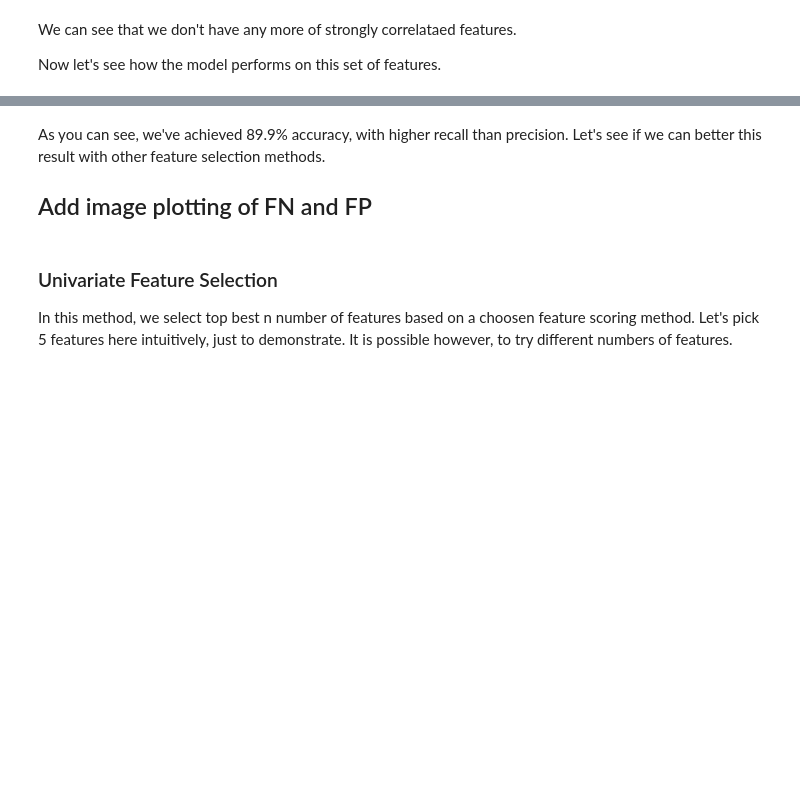
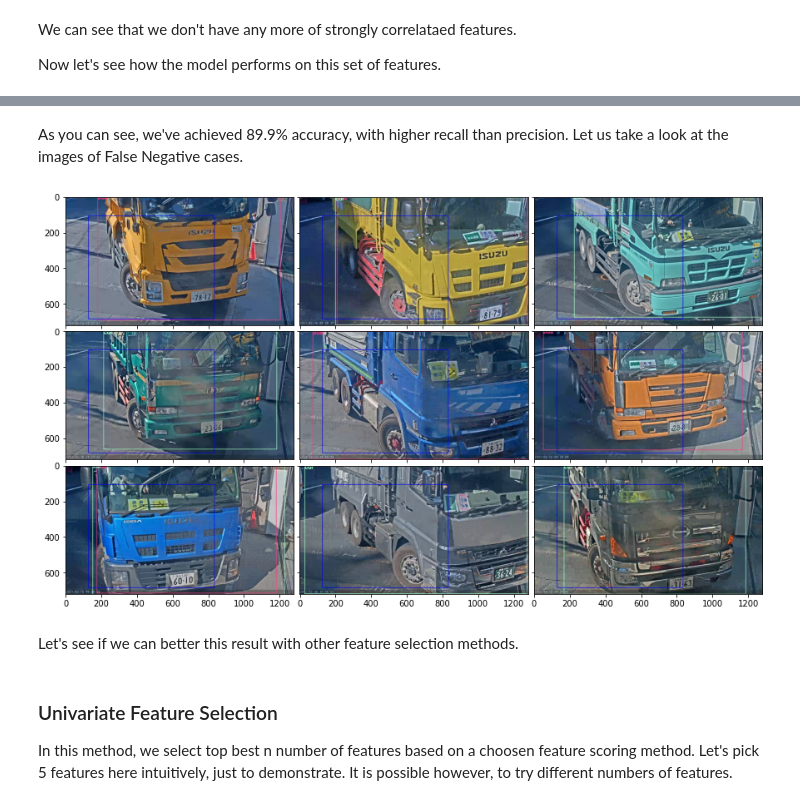
Before and after one commit to wtberry/opencv_motion_detection, a Jupyter notebook: analyze.ipynb, the cells around one changed output, grey strips where cells are left out. Saved outputs shown, nothing was run; the diff lists cells and outputs as text; code cells hidden in the pictures; blank space fills up the shorter version.

Commit message:
finished analyzing with visualization

```diff
--- a/analyze.ipynb
+++ b/analyze.ipynb
@@ -486,8 +494,33 @@ precision: 0.9014084507042254
 # %% [markdown]
 As you can see, we've achieved 89.9% accuracy, with higher recall than precision.
-Let's see if we can better this result with other feature selection methods.
-
-## Add image plotting of FN and FP
+Let us take a look at the images of False Negative cases.
+# %%
+# get image path of false negatives
+x_test_data = x_test.copy()
+x_test_data.loc[:, 'pred'] = clf_svm.predict(x_test)
+test_data = pd.concat((x_test_data, y_test), axis=1)
+FN = test_data.loc[(test_data['gate_incoming'] == 1) & (test_data['pred'] == 0), :]
+
+FN_imgs = df.loc[FN.index, 'local_img_path']
+
+def plot_images(FN_imgs, nrows_ncols):
+    fig = plt.figure(figsize=(15., 15.))
+    grid = ImageGrid(fig, 111,  # similar to subplot(111)
+                     nrows_ncols=nrows_ncols,  # creates 2x2 grid of axes
+                     axes_pad=0.1,  # pad between axes in inch.
+                     )
+
+    for ax, im in zip(grid, FN_imgs.to_list()):
+        img = plt.imread(im)
+        ax.imshow(img)
+
+    plt.show()
+
+plot_images(FN_imgs, (3,3))
+# %% [output]
+[figure, added]
+# %% [markdown]
+Let's see if we can better this result with other feature selection methods.
 # %% [markdown]
 ### Univariate Feature Selection
 
```
Also changed, not shown: parts of 46 cells of this notebook.
